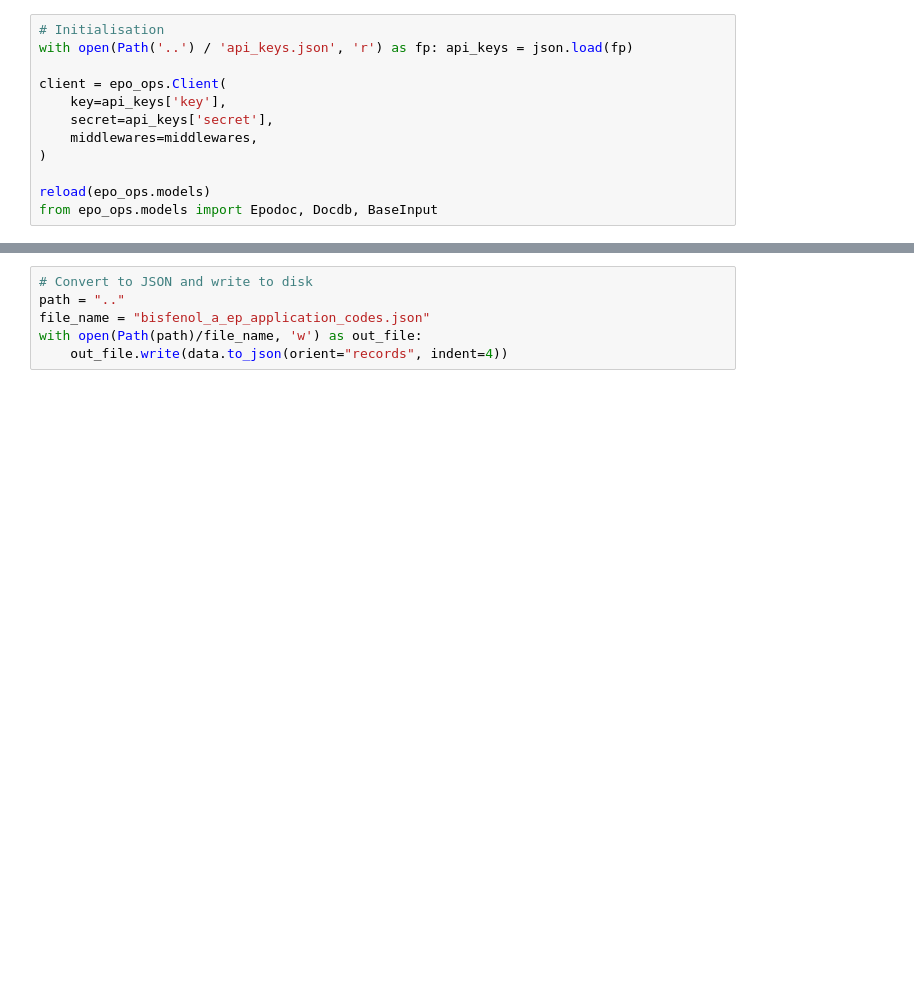
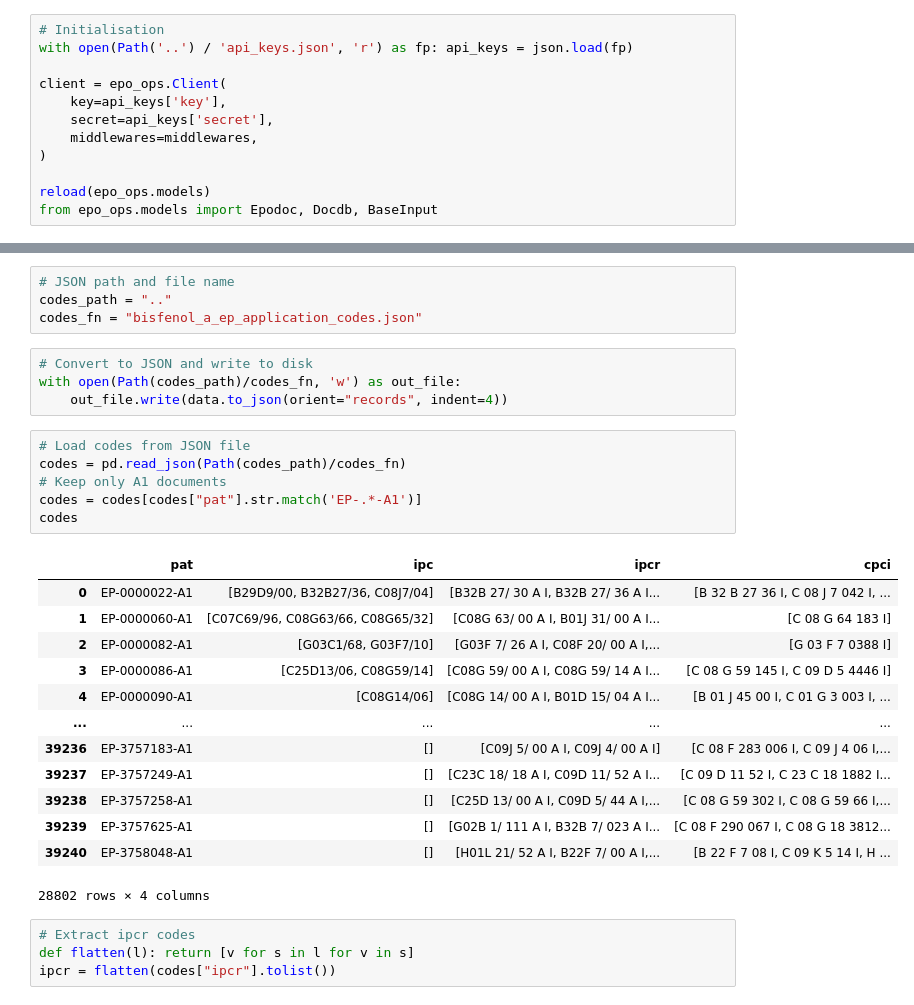
Before and after one commit to eryl/prv_kemi, a Jupyter notebook: notebooks/ep_classes.ipynb, the cells around one changed output, grey strips where cells are left out. Saved outputs shown, nothing was run; the diff lists cells and outputs as text; blank space fills up the shorter version.

```diff
--- a/notebooks/ep_classes.ipynb
+++ b/notebooks/ep_classes.ipynb
@@ -107,6 +102,32 @@ data
+# %%
+# JSON path and file name
+codes_path = ".."
+codes_fn = "bisfenol_a_ep_application_codes.json"
 # %%
 # Convert to JSON and write to disk
-path = ".."
-file_name = "bisfenol_a_ep_application_codes.json"
-with open(Path(path)/file_name, 'w') as out_file:
+with open(Path(codes_path)/codes_fn, 'w') as out_file:
     out_file.write(data.to_json(orient="records", indent=4))
+# %%
+# Load codes from JSON file
+codes = pd.read_json(Path(codes_path)/codes_fn)
+# Keep only A1 documents
+codes = codes[codes["pat"].str.match('EP-.*-A1')]
+codes
+# %% [output]
+|  | pat | ipc | ipcr | cpci |
+| 0 | EP-0000022-A1 | [B29D9/00, B32B27/36, C08J7/04] | [B32B 27/ 30 A I, B32B 27/ 36 A I... | [B 32 B 27 36 I, C 08 J 7 042 I, ... |
+| 1 | EP-0000060-A1 | [C07C69/96, C08G63/66, C08G65/32] | [C08G 63/ 00 A I, B01J 31/ 00 A I... | [C 08 G 64 183 I] |
+| 2 | EP-0000082-A1 | [G03C1/68, G03F7/10] | [G03F 7/ 26 A I, C08F 20/ 00 A I,... | [G 03 F 7 0388 I] |
+| 3 | EP-0000086-A1 | [C25D13/06, C08G59/14] | [C08G 59/ 00 A I, C08G 59/ 14 A I... | [C 08 G 59 145 I, C 09 D 5 4446 I] |
+| 4 | EP-0000090-A1 | [C08G14/06] | [C08G 14/ 00 A I, B01D 15/ 04 A I... | [B 01 J 45 00 I, C 01 G 3 003 I, ... |
+| ... | ... | ... | ... | ... |
+| 39236 | EP-3757183-A1 | [] | [C09J 5/ 00 A I, C09J 4/ 00 A I] | [C 08 F 283 006 I, C 09 J 4 06 I,... |
+| 39237 | EP-3757249-A1 | [] | [C23C 18/ 18 A I, C09D 11/ 52 A I... | [C 09 D 11 52 I, C 23 C 18 1882 I... |
+| 39238 | EP-3757258-A1 | [] | [C25D 13/ 00 A I, C09D 5/ 44 A I,... | [C 08 G 59 302 I, C 08 G 59 66 I,... |
+| 39239 | EP-3757625-A1 | [] | [G02B 1/ 111 A I, B32B 7/ 023 A I... | [C 08 F 290 067 I, C 08 G 18 3812... |
+| 39240 | EP-3758048-A1 | [] | [H01L 21/ 52 A I, B22F 7/ 00 A I,... | [B 22 F 7 08 I, C 09 K 5 14 I, H ... |
+28802 rows × 4 columns
+# %%
+# Extract ipcr codes
+def flatten(l): return [v for s in l for v in s]
+ipcr = flatten(codes["ipcr"].tolist())
```
Also changed, not shown: parts of 7 cells of this notebook.
